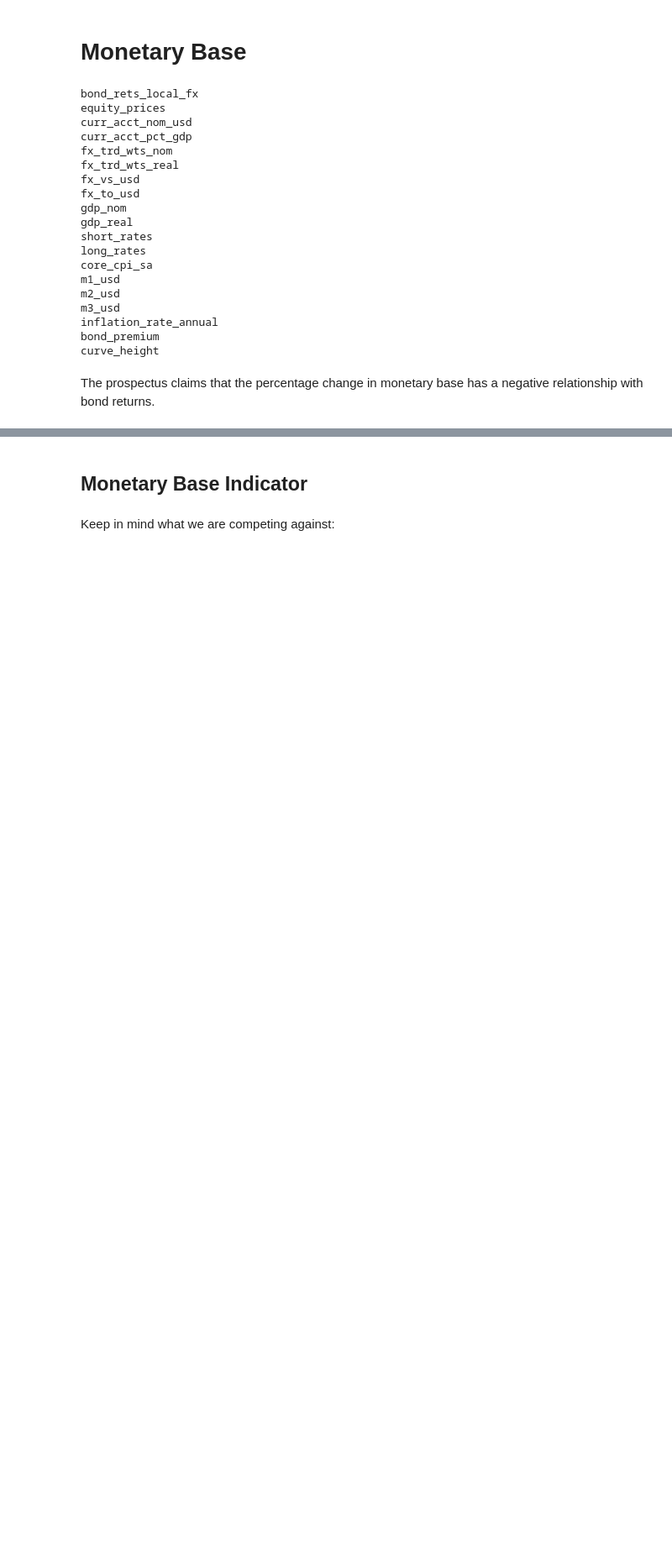
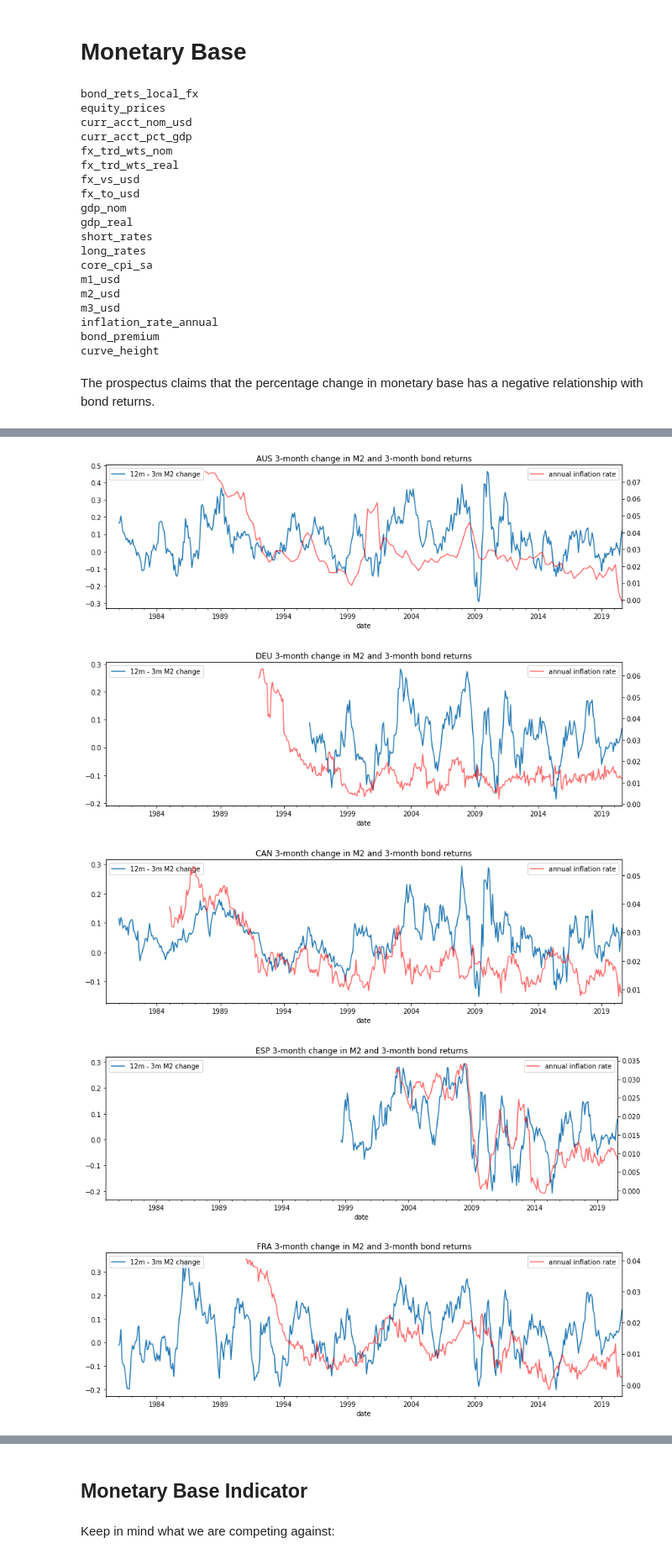
Before and after one commit to Mike-Huntress/Internship2020, a Jupyter notebook: notebooks/monetary_base.ipynb, the cells around one changed output, grey strips where cells are left out. Shown at 84% size. Drawn from its saved outputs; the diff is of its cells as text; code cells hidden in the pictures; blank space fills up the shorter version.

```diff
--- a/notebooks/monetary_base.ipynb
+++ b/notebooks/monetary_base.ipynb
@@ -83,0 +84,14 @@ for country in bond_premium:
+# %%
+for country in bond_premium:
+    fig, ax = plt.subplots()
+    m2_change_growth[country].plot()
+    ax2 = inflation_rate_annual[country].plot(style='red', alpha=0.6, secondary_y=True)
+    ax.set_title(f'{country} 3-month change in M2 and 3-month bond returns')
+    ax.legend(['12m - 3m M2 change'], loc='upper left')
+    ax2.legend(['annual inflation rate'], loc='upper right')
+# %% [output]
+[figure, added]
+[figure, added]
+[figure, added]
+[figure, added]
+[figure, added]
```
Also changed, not shown: parts of 3 cells of this notebook, 1 other file.
